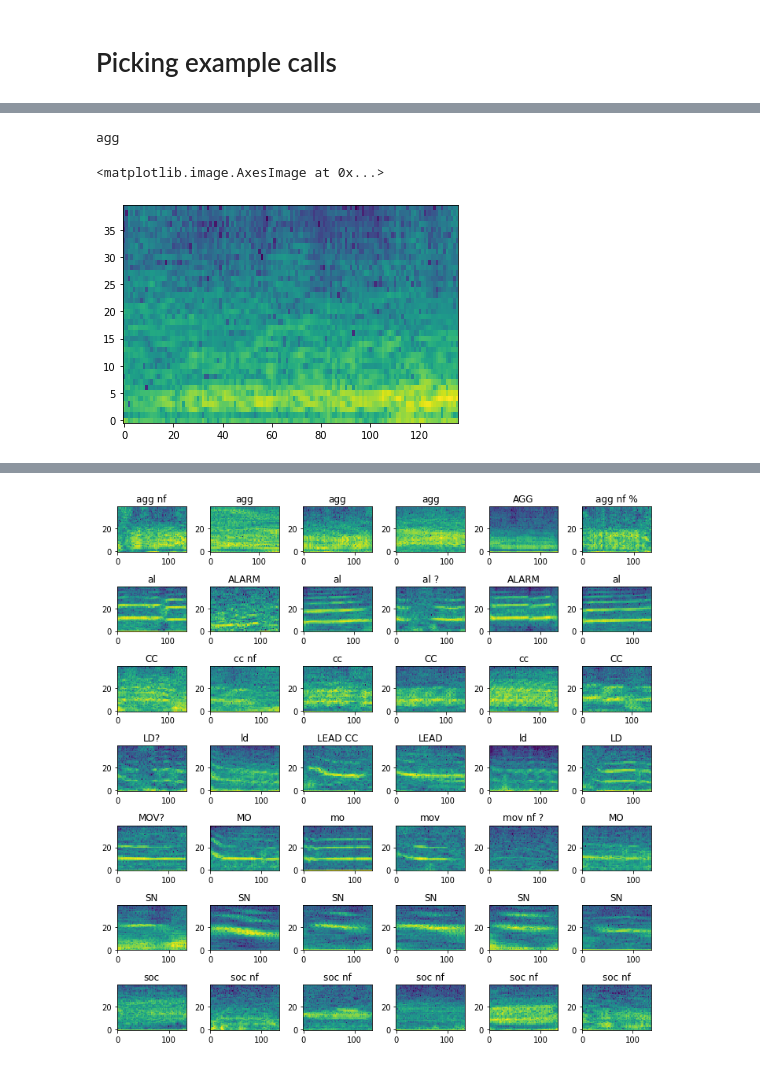
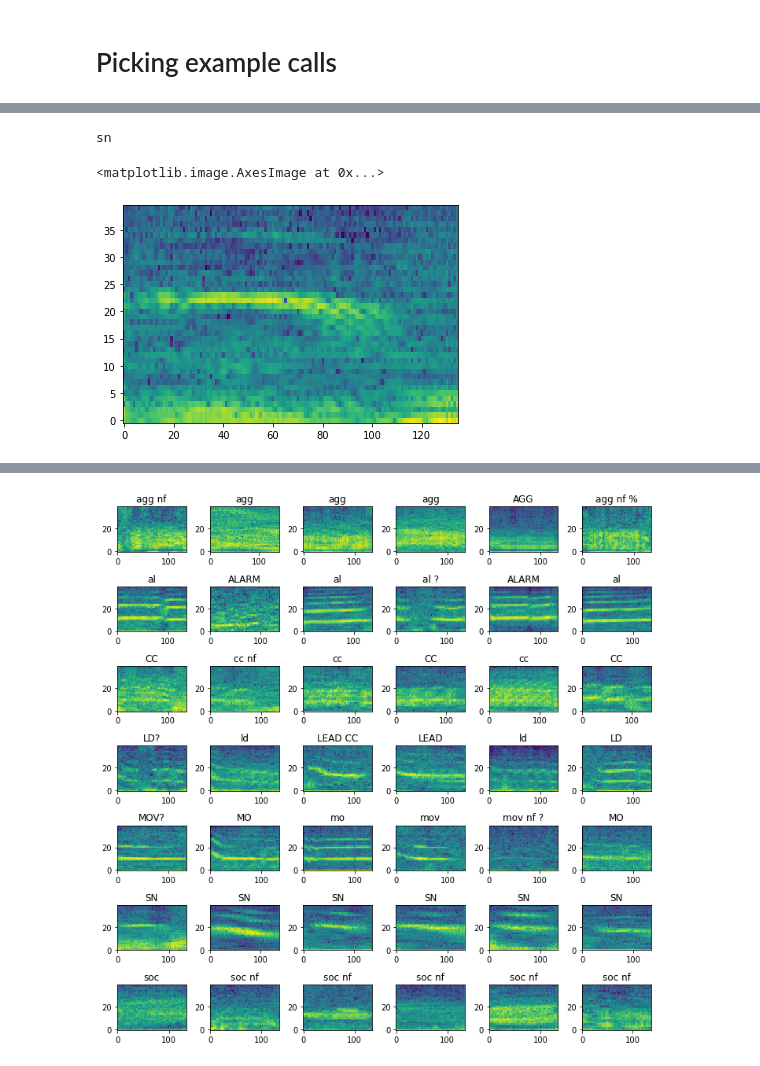
Before and after one commit to marathomas/meerkat, a Jupyter notebook: 01_meerkat_audio_to_df.ipynb, the cells around one changed output, grey strips where cells are left out. Drawn from its saved outputs; the diff is of its cells as text; code cells hidden in the pictures.

```diff
--- a/01_meerkat_audio_to_df.ipynb
+++ b/01_meerkat_audio_to_df.ipynb
@@ -1016,17 +1016,17 @@ df.head(3)
 | 1599 | ALARM | 1:12:04.643 | 0:00.317 | decimal | Cue | NaN | y | 4324.643 | 0.317 | 4324.960 | ... |
 | 1600 | ALARM | 1:12:15.132 | 0:00.192 | decimal | Cue | NaN | y | 4335.132 | 0.192 | 4335.324 | ... |
 # %%
-calltype = calltypes[0]
+calltype = calltypes[5]
 df_sub = df[df['call_lable']==calltype]
 example = df_sub.sample(n=1)
 data = example.raw_audio.values[0]
 rate = example.samplerate_hz.values[0]
 print(calltype)
 plt.imshow(example.denoised_stretched_spectrograms.values[0], interpolation='nearest', origin='lower', aspect='auto')
 # %% [output]
-agg
+sn
 <matplotlib.image.AxesImage at 0x...>
-[figure, old version]
+[figure, new version]
 # %%
 #Audio(data=data, rate=rate)
 filename = calltype+'_example.wav'
```
Also changed, not shown: parts of 2 cells of this notebook.
